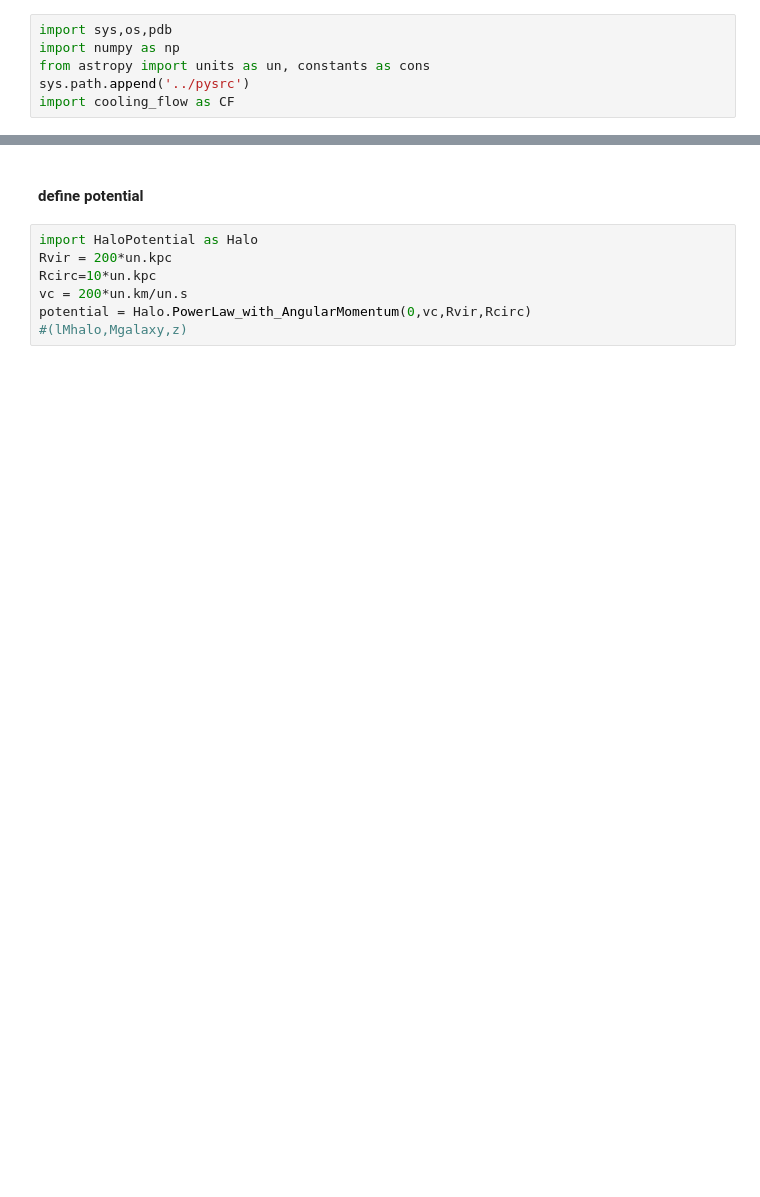
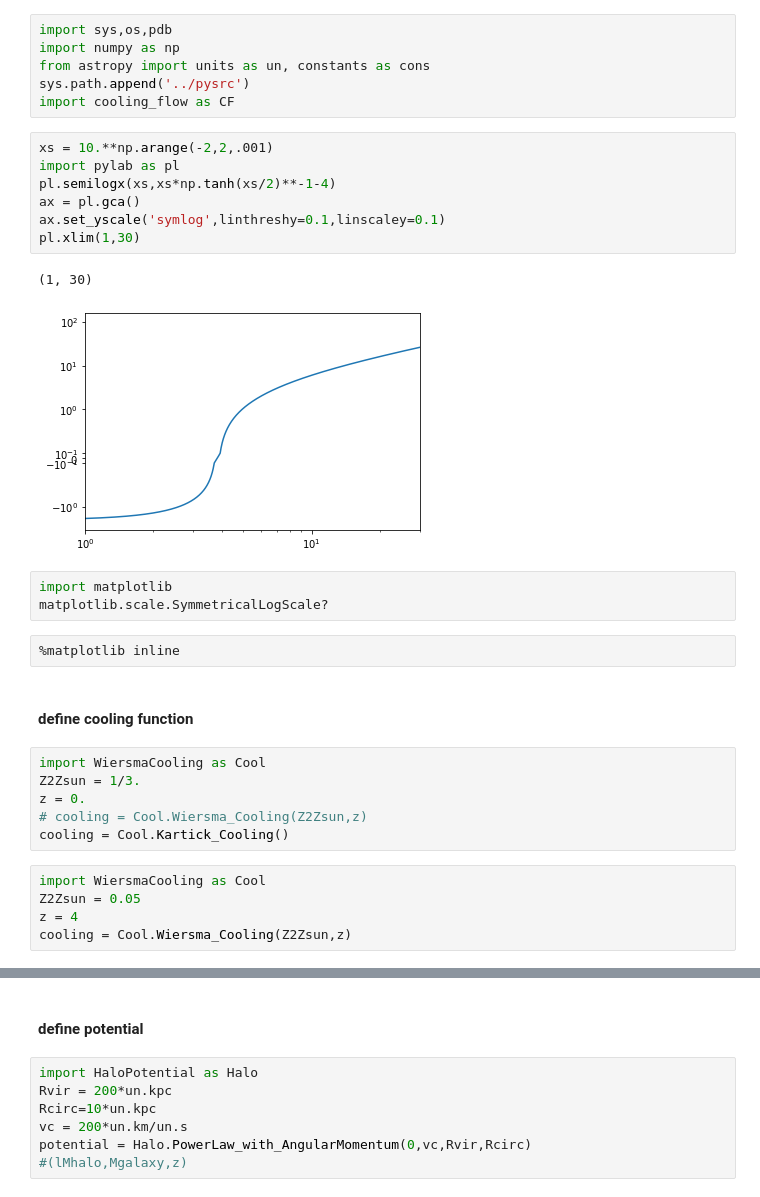
Before and after one commit to spectram/cooling_flow, a Jupyter notebook: ipynb/for_noneq_calc.ipynb, the cells around one changed output, grey strips where cells are left out. Saved outputs shown, nothing was run; the diff lists cells and outputs as text; blank space fills up the shorter version.

```diff
--- a/ipynb/for_noneq_calc.ipynb
+++ b/ipynb/for_noneq_calc.ipynb
@@ -4,3 +4,31 @@ import numpy as np
 from astropy import units as un, constants as cons
 sys.path.append('../pysrc')
 import cooling_flow as CF
+# %%
+xs = 10.**np.arange(-2,2,.001)
+import pylab as pl
+pl.semilogx(xs,xs*np.tanh(xs/2)**-1-4)
+ax = pl.gca()
+ax.set_yscale('symlog',linthreshy=0.1,linscaley=0.1)
+pl.xlim(1,30)
+# %% [output]
+(1, 30)
+[figure, added]
+# %%
+import matplotlib
+matplotlib.scale.SymmetricalLogScale?
+# %%
+%matplotlib inline
+# %% [markdown]
+#### define cooling function
+# %%
+import WiersmaCooling as Cool
+Z2Zsun = 1/3.
+z = 0.
+# cooling = Cool.Wiersma_Cooling(Z2Zsun,z)
+cooling = Cool.Kartick_Cooling()
+# %%
+import WiersmaCooling as Cool
+Z2Zsun = 0.05
+z = 4
+cooling = Cool.Wiersma_Cooling(Z2Zsun,z)
```
Also changed, not shown: parts of 18 cells of this notebook, 50 other files.
